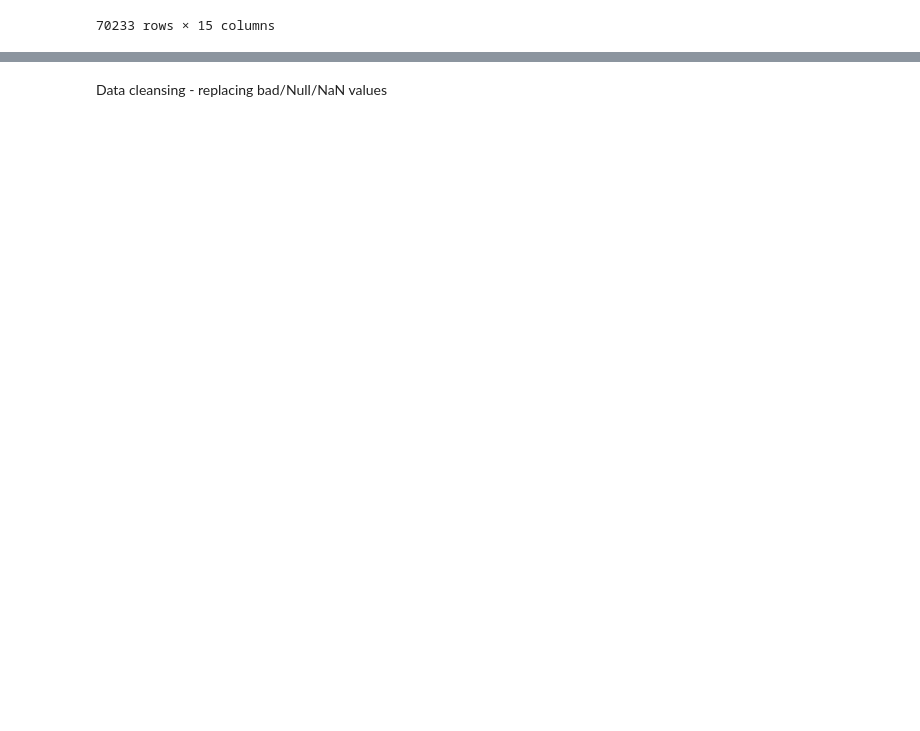
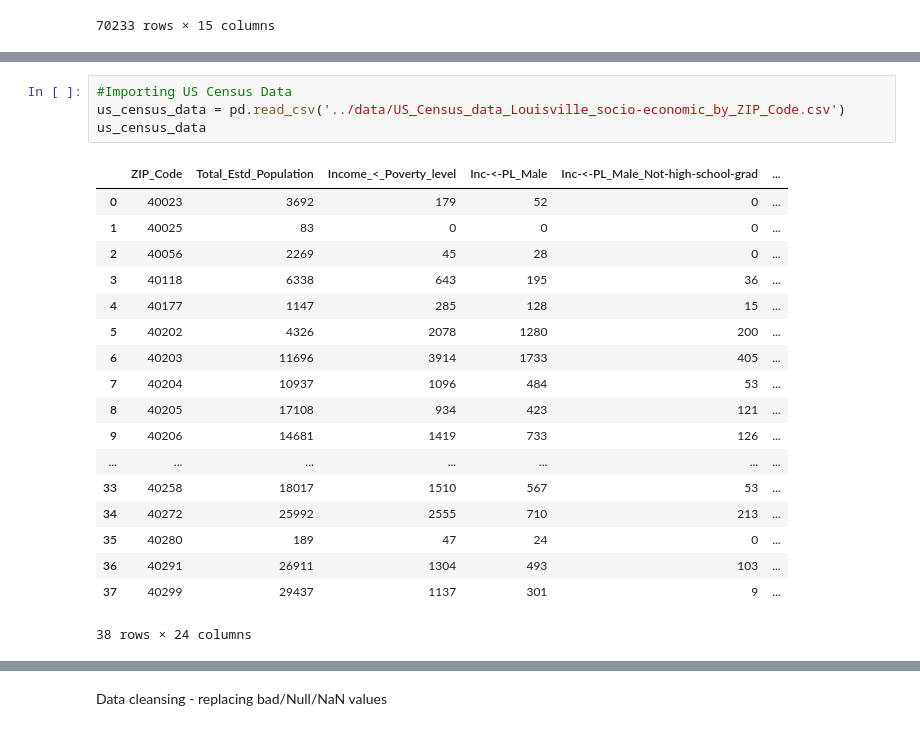
Before and after one commit to JoeBoy767/Crime-Patterns-Socioeconomic-Conditions-Louisville-2020, a Jupyter notebook: notebooks/louisville_crime_2020.ipynb, the cells around one changed output, grey strips where cells are left out. Cells and saved outputs as stored; diff of their text form; blank space fills up the shorter version.

Commit message:
importing census data and updating dfs to specify type of data

```diff
--- a/notebooks/louisville_crime_2020.ipynb
+++ b/notebooks/louisville_crime_2020.ipynb
@@ -32,3 +32,26 @@ df.head()
 | 2 | 80-19-096135 | 2020-01-01 00:26:00 | 2019-12-31 23:30:00 | VEHICLE BREAK-IN/THEFT | TBUT OR DISP CONTENTS FROM VEH $5... | 23F | PART I | ... |
 | 3 | 80-20-000234 | 2020-01-01 23:57:00 | 2020-01-01 03:00:00 | VANDALISM | CRIMINAL MISCHIEF-2ND DEGREE | 290 | PART II | ... |
 | 4 | 80-20-000294 | 2020-01-02 11:02:00 | 2019-12-31 12:00:00 | VEHICLE BREAK-IN/THEFT | TBUT OR DISP CONTENTS FROM VEH $5... | 23F | PART I | ... |
+# %%
+#Importing US Census Data
+us_census_data = pd.read_csv('../data/US_Census_data_Louisville_socio-economic_by_ZIP_Code.csv')
+us_census_data
+# %% [output]
+|  | ZIP_Code | Total_Estd_Population | Income_<_Poverty_level | Inc-<-PL_Male | Inc-<-PL_Male_Not-high-school-grad | ... |
+| 0 | 40023 | 3692 | 179 | 52 | 0 | ... |
+| 1 | 40025 | 83 | 0 | 0 | 0 | ... |
+| 2 | 40056 | 2269 | 45 | 28 | 0 | ... |
+| 3 | 40118 | 6338 | 643 | 195 | 36 | ... |
+| 4 | 40177 | 1147 | 285 | 128 | 15 | ... |
+| 5 | 40202 | 4326 | 2078 | 1280 | 200 | ... |
+| 6 | 40203 | 11696 | 3914 | 1733 | 405 | ... |
+| 7 | 40204 | 10937 | 1096 | 484 | 53 | ... |
+| 8 | 40205 | 17108 | 934 | 423 | 121 | ... |
+| 9 | 40206 | 14681 | 1419 | 733 | 126 | ... |
+| ... | ... | ... | ... | ... | ... | ... |
+| 33 | 40258 | 18017 | 1510 | 567 | 53 | ... |
+| 34 | 40272 | 25992 | 2555 | 710 | 213 | ... |
+| 35 | 40280 | 189 | 47 | 24 | 0 | ... |
+| 36 | 40291 | 26911 | 1304 | 493 | 103 | ... |
+| 37 | 40299 | 29437 | 1137 | 301 | 9 | ... |
+38 rows × 24 columns
```
Also changed, not shown: parts of 30 cells of this notebook, 1 other file.
